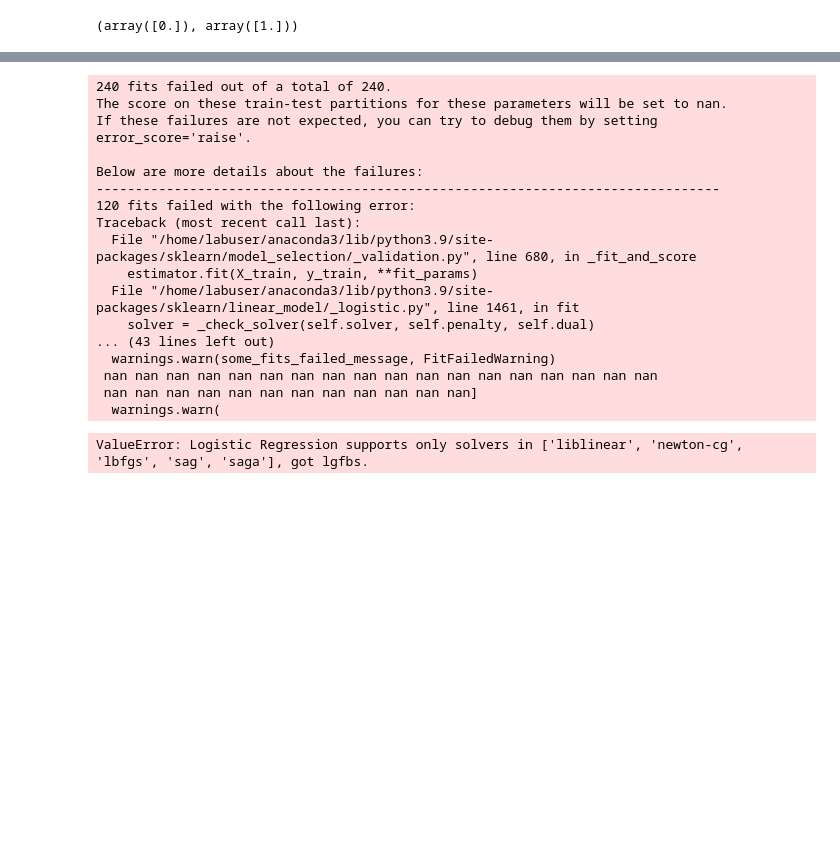
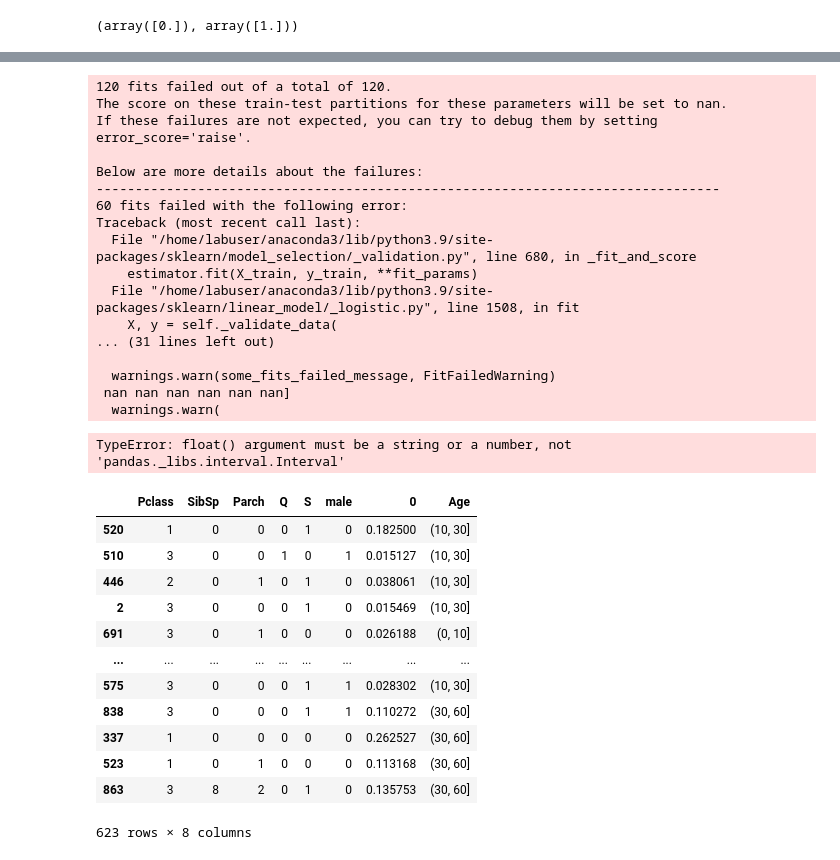
Before and after one commit to PRAVEENTHEPACIFIER/ML, a Jupyter notebook: Logistic Regression.ipynb, the cells around one changed output, grey strips where cells are left out. Saved outputs shown, nothing was run; the diff lists cells and outputs as text; code cells hidden in the pictures; blank space fills up the shorter version.

```diff
--- a/Logistic Regression.ipynb
+++ b/Logistic Regression.ipynb
@@ -514,26 +549,42 @@ X2
 X_train, X_test, y_train, y_test = train_test_split(X2, y, test_size=0.3, random_state=101)
 # %%
 from sklearn.model_selection import GridSearchCV
-paramss = [{'penalty':['l1','l2','elasticnet','none'],'C':[0.1,0.001,1,10,100,1000],"solver":['lgfbs','liblinear']}]
+paramss = [{'penalty':['l1','l2','elasticnet','none'],'C':[0.1,0.001,1,10,100,1000],"solver":['liblinear']}]
 # %%
-gs = GridSearchCV(clf,param_grid = paramss,cv=5)
-gs.fit(X_train,y_train)
+gs1 = GridSearchCV(clf,param_grid = paramss,cv=5)
+gs1.fit(X_train,y_train)
 # %% [output]
-240 fits failed out of a total of 240.
+120 fits failed out of a total of 120.
 The score on these train-test partitions for these parameters will be set to nan.
 If these failures are not expected, you can try to debug them by setting error_score='raise'.
 
 Below are more details about the failures:
 --------------------------------------------------------------------------------
-120 fits failed with the following error:
+60 fits failed with the following error:
 Traceback (most recent call last):
   File "/home/labuser/anaconda3/lib/python3.9/site-packages/sklearn/model_selection/_validation.py", line 680, in _fit_and_score
     estimator.fit(X_train, y_train, **fit_params)
-  File "/home/labuser/anaconda3/lib/python3.9/site-packages/sklearn/linear_model/_logistic.py", line 1461, in fit
-    solver = _check_solver(self.solver, self.penalty, self.dual)
-... (43 lines left out)
+  File "/home/labuser/anaconda3/lib/python3.9/site-packages/sklearn/linear_model/_logistic.py", line 1508, in fit
+    X, y = self._validate_data(
+... (31 lines left out)
+
   warnings.warn(some_fits_failed_message, FitFailedWarning)
- nan nan nan nan nan nan nan nan nan nan nan nan nan nan nan nan nan nan
- nan nan nan nan nan nan nan nan nan nan nan nan]
+ nan nan nan nan nan nan]
   warnings.warn(
-ValueError: Logistic Regression supports only solvers in ['liblinear', 'newton-cg', 'lbfgs', 'sag', 'saga'], got lgfbs.
+TypeError: float() argument must be a string or a number, not 'pandas._libs.interval.Interval'
+# %%
+X_train
+# %% [output]
+|  | Pclass | SibSp | Parch | Q | S | male | 0 | Age |
+| 520 | 1 | 0 | 0 | 0 | 1 | 0 | 0.182500 | (10, 30] |
+| 510 | 3 | 0 | 0 | 1 | 0 | 1 | 0.015127 | (10, 30] |
+| 446 | 2 | 0 | 1 | 0 | 1 | 0 | 0.038061 | (10, 30] |
+| 2 | 3 | 0 | 0 | 0 | 1 | 0 | 0.015469 | (10, 30] |
+| 691 | 3 | 0 | 1 | 0 | 0 | 0 | 0.026188 | (0, 10] |
+| ... | ... | ... | ... | ... | ... | ... | ... | ... |
+| 575 | 3 | 0 | 0 | 0 | 1 | 1 | 0.028302 | (10, 30] |
+| 838 | 3 | 0 | 0 | 0 | 1 | 1 | 0.110272 | (30, 60] |
+| 337 | 1 | 0 | 0 | 0 | 0 | 0 | 0.262527 | (30, 60] |
+| 523 | 1 | 0 | 1 | 0 | 0 | 0 | 0.113168 | (30, 60] |
+| 863 | 3 | 8 | 2 | 0 | 1 | 0 | 0.135753 | (30, 60] |
+623 rows × 8 columns
```
Also changed, not shown: parts of 8 cells of this notebook.
